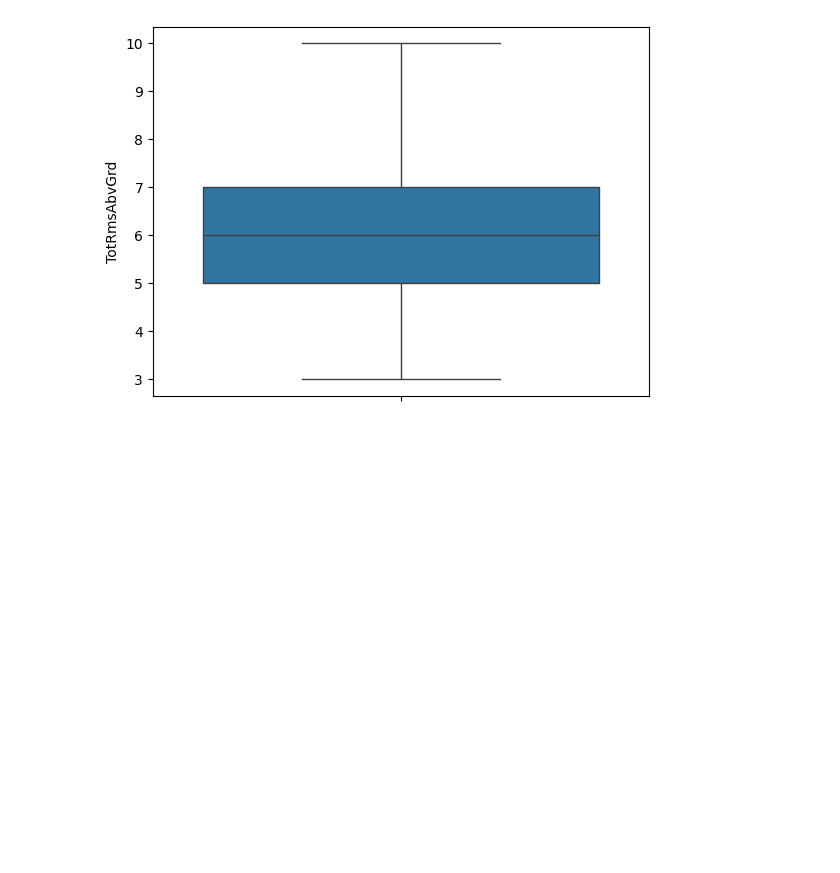
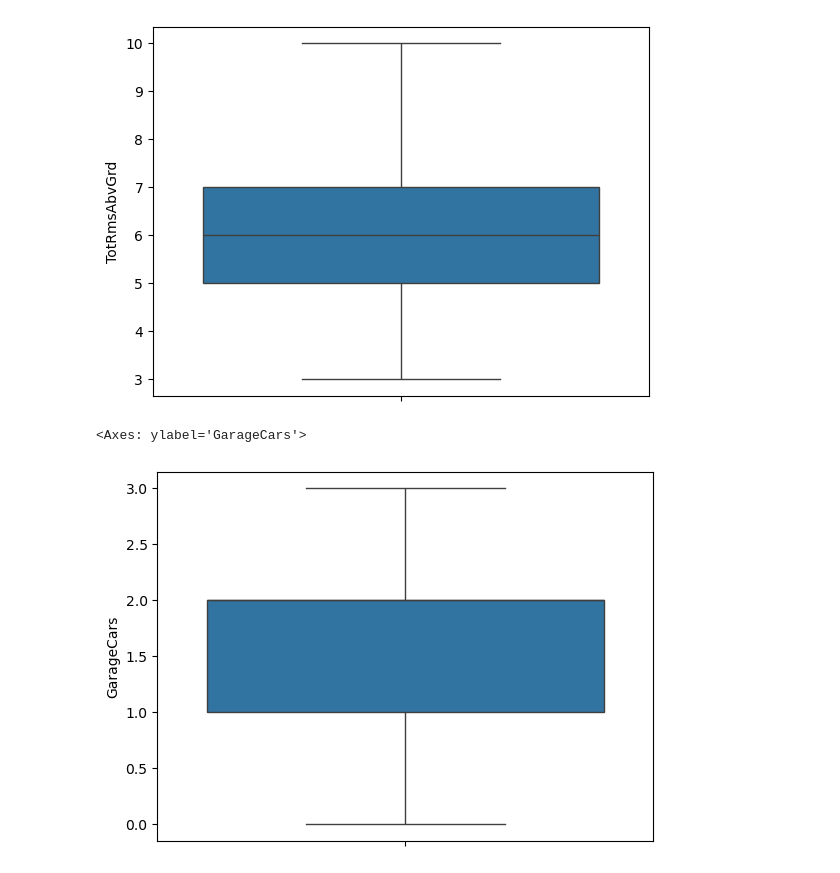
Before and after one commit to geoduin/HousePricePredictor, a Jupyter notebook: data_science_challenge.ipynb, the cells around one changed output. Saved outputs shown, nothing was run; the diff lists cells and outputs as text; code cells hidden in the pictures; blank space fills up the shorter version.

```diff
--- a/data_science_challenge.ipynb
+++ b/data_science_challenge.ipynb
@@ -512,7 +562,11 @@ def remove_outliers2(df: DataFrame):
 
     # TotRms
     clean_totRms_filter = clean_quality["TotRmsAbvGrd"] < 11
-    clean_data = clean_quality[clean_totRms_filter]
+    clean_totRmsData = clean_quality[clean_totRms_filter]
+
+    # GarageCars
+    clean_cars_filter = clean_totRmsData["GarageCars"] < 4
+    clean_data = clean_totRmsData[clean_cars_filter]
 
     return clean_data
 cleaned_data = remove_outliers2(train_data_prep)
@@ -551,3 +605,8 @@ sns.boxplot(cleaned_data["TotRmsAbvGrd"])
 # %% [output]
 <Axes: ylabel='TotRmsAbvGrd'>
 [figure]
+# %%
+sns.boxplot(cleaned_data["GarageCars"])
+# %% [output]
+<Axes: ylabel='GarageCars'>
+[figure, added]
```
Also changed, not shown: parts of 11 cells of this notebook.
